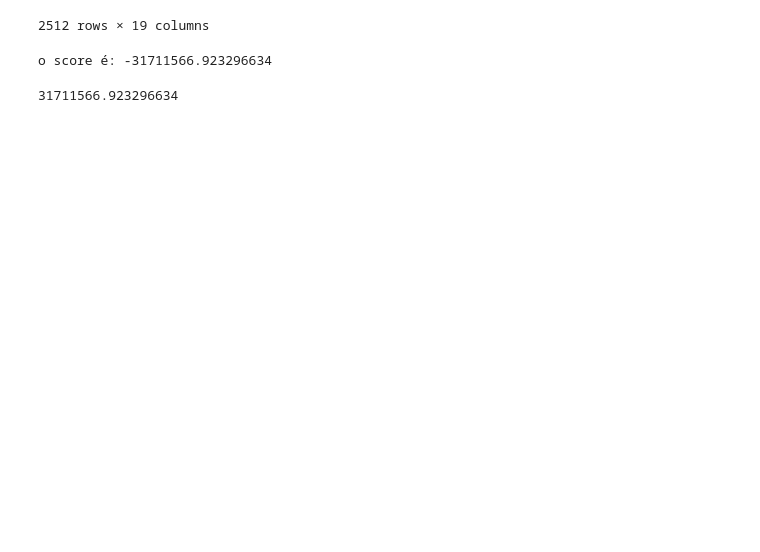
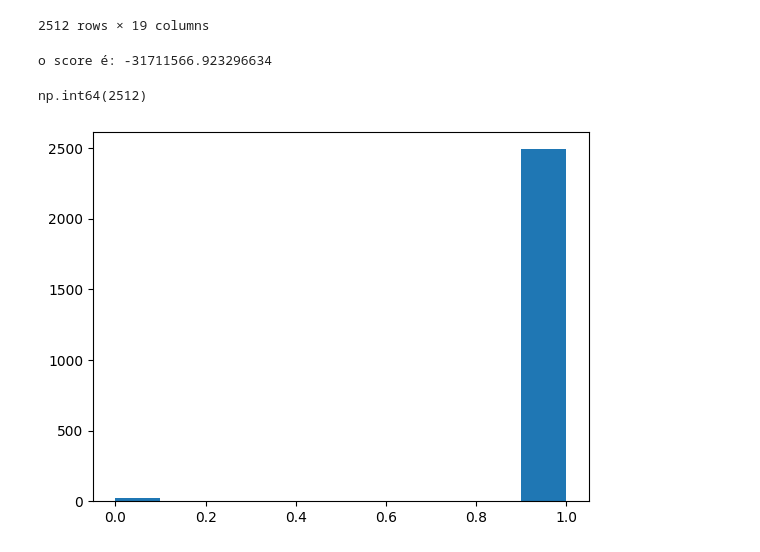
Before and after one commit to WesleySouza13/Bank-Transaction-Dataset-for-Fraud-Detection, a Jupyter notebook: Untitled-1.ipynb, the cells around one changed output. Cells and saved outputs as stored; diff of their text form; code cells hidden in the pictures; blank space fills up the shorter version.

```diff
--- a/Untitled-1.ipynb
+++ b/Untitled-1.ipynb
@@ -337,7 +342,12 @@ print('o score é:', score)
 #inercia
 # %% [output]
 o score é: -31711566.923296634
-# %%
-print(kmeans_data.inertia_)
-# %% [output]
-31711566.923296634
+# %%
+data['Cluster'].count()
+# %% [output]
+np.int64(2512)
+# %%
+plt.hist(data['Cluster'])
+plt.show()
+# %% [output]
+[figure, added]
```
Also changed, not shown: parts of 22 cells of this notebook.
